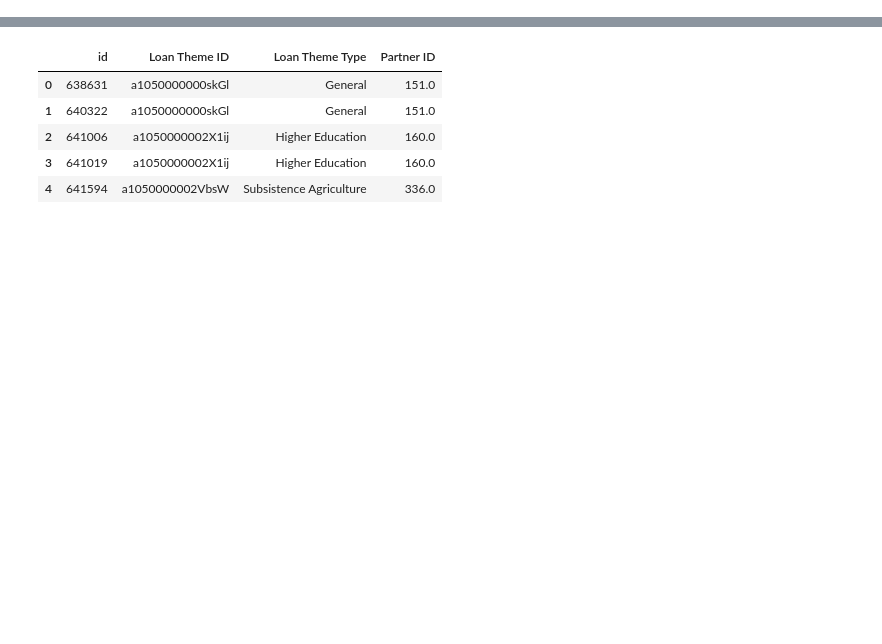
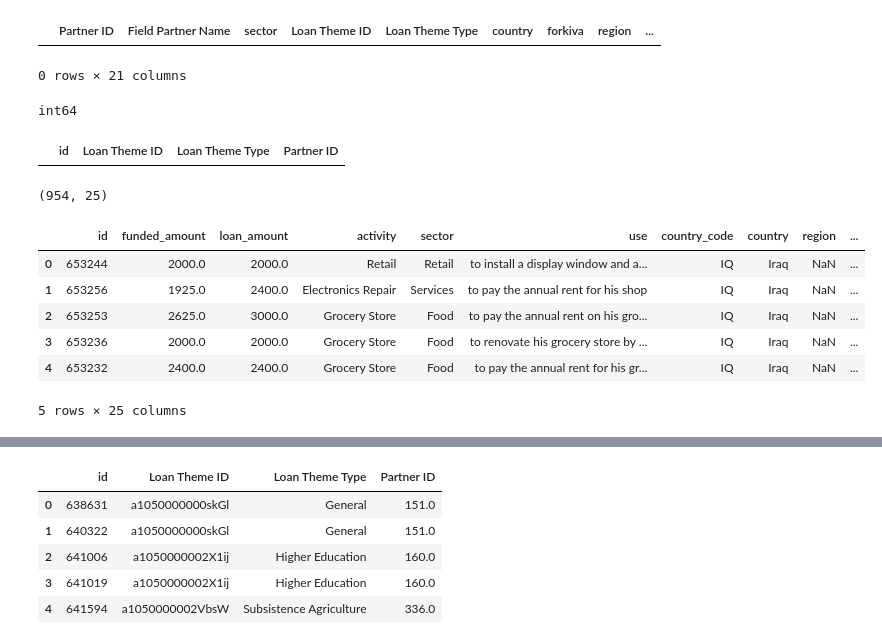
Before and after one commit to Esben922/Assignment, a Jupyter notebook: testing_stuff.ipynb, the cells around one changed output, grey strips where cells are left out. Saved outputs shown, nothing was run; the diff lists cells and outputs as text; code cells hidden in the pictures; blank space fills up the shorter version.

```diff
--- a/testing_stuff.ipynb
+++ b/testing_stuff.ipynb
@@ -7,0 +9,8 @@ loan_themes_by_region = pd.read_csv('loan_themes_by_region.csv')
+# %%
+df = pd.read_csv('kiva_loans.csv')
+df1 = pd.read_csv('loan_themes_by_region.csv')
+df2 = pd.read_csv('loan_theme_ids.csv')
+#Cleaning from last assginment
+z_scores = zscore(df['loan_amount'])
+df['outlier_amount'] = (z_scores > 3) | (z_scores < -3)
+df = df[~df['outlier_amount']]
@@ -8,3 +37,39 @@ loan_themes_by_region = pd.read_csv('loan_themes_by_region.csv')
+# %%
+df1[df1['Partner ID'] == 166]
+# %% [output]
+|  | Partner ID | Field Partner Name | sector | Loan Theme ID | Loan Theme Type | country | forkiva | region | ... |
+0 rows × 21 columns
+# %%
+print(df1['Partner ID'].dtype)
+# %% [output]
+int64
+# %%
+df2 = pd.read_csv('loan_theme_ids.csv')
+# %%
+df2[df2['id'] == '653192']
+# %% [output]
+|  | id | Loan Theme ID | Loan Theme Type | Partner ID |
+# %%
+selected_country = 'Iraq'
+# %%
+filtered_df = df[df['country'] == selected_country]
+filtered_df = filtered_df.merge(df2[['id', 'Loan Theme ID', 'Loan Theme Type', 'Partner ID']], how='left', left_on='id', right_on='id')
+df1_unique_partners = df1[['Partner ID', 'Field Partner Name']].drop_duplicates(subset=['Partner ID'])
+filtered_df = filtered_df.merge(df1_unique_partners, how='left', left_on='Partner ID', right_on='Partner ID')
+# %%
+filtered_df.shape
+# %% [output]
+(954, 25)
+# %%
+filtered_df.head()
+# %% [output]
+|  | id | funded_amount | loan_amount | activity | sector | use | country_code | country | region | ... |
+| 0 | 653244 | 2000.0 | 2000.0 | Retail | Retail | to install a display window and a... | IQ | Iraq | NaN | ... |
+| 1 | 653256 | 1925.0 | 2400.0 | Electronics Repair | Services | to pay the annual rent for his shop | IQ | Iraq | NaN | ... |
+| 2 | 653253 | 2625.0 | 3000.0 | Grocery Store | Food | to pay the annual rent on his gro... | IQ | Iraq | NaN | ... |
+| 3 | 653236 | 2000.0 | 2000.0 | Grocery Store | Food | to renovate his grocery store by ... | IQ | Iraq | NaN | ... |
+| 4 | 653232 | 2400.0 | 2400.0 | Grocery Store | Food | to pay the annual rent for his gr... | IQ | Iraq | NaN | ... |
+5 rows × 25 columns
 # %%
 loans.head()
 # %% [output]
```
Also changed, not shown: parts of 4 cells of this notebook, 1 other file.
